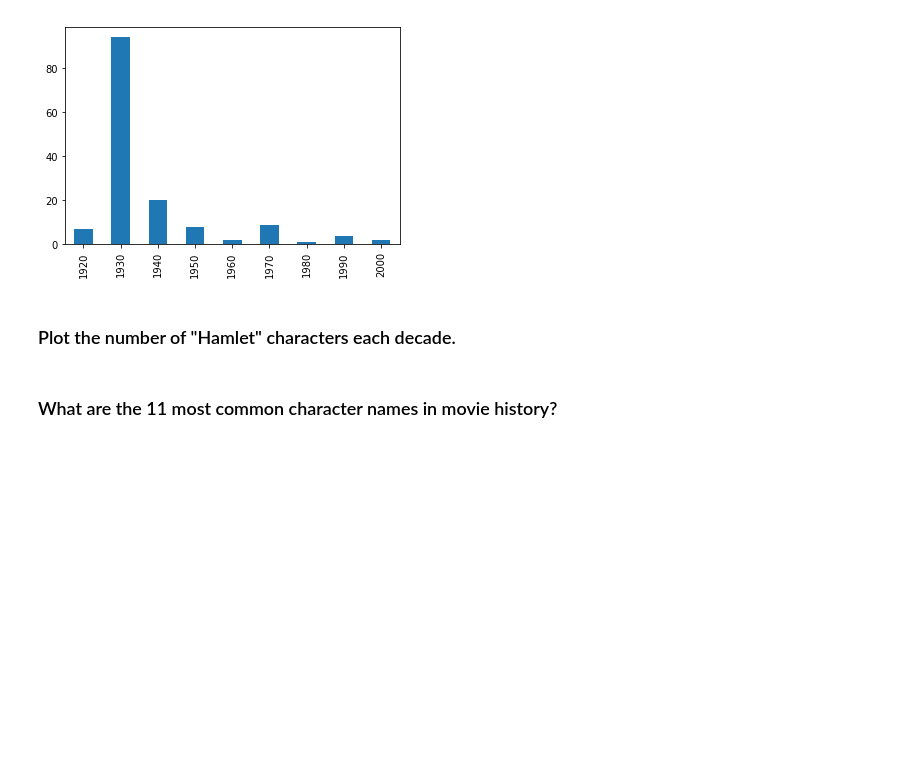
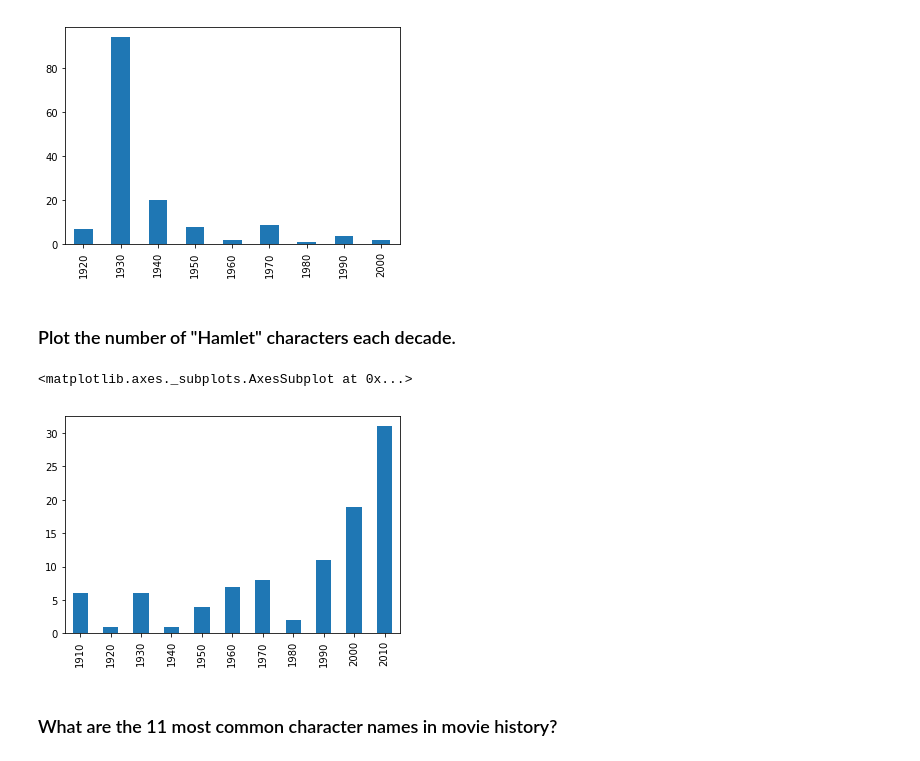
Before and after one commit to tansudasli/analytics-sandbox, a Jupyter notebook: pandas/Exercises-2.ipynb, the cells around one changed output. Saved outputs shown, nothing was run; the diff lists cells and outputs as text; code cells hidden in the pictures; blank space fills up the shorter version.

Commit message:
queries, frequency and plot

```diff
--- a/pandas/Exercises-2.ipynb
+++ b/pandas/Exercises-2.ipynb
@@ -188,5 +188,12 @@ freq_rustler_by_decade.sort_index().plot(kind='bar')
 [figure]
 # %% [markdown]
 ### Plot the number of "Hamlet" characters each decade.
+# %%
+hamlet_by_decade = cast[cast.character == 'Hamlet']
+
+hamlet_by_decade.decades.value_counts().sort_index().plot(kind='bar')
+# %% [output]
+<matplotlib.axes._subplots.AxesSubplot at 0x...>
+[figure, added]
 # %% [markdown]
 ### What are the 11 most common character names in movie history?
```
Also changed, not shown: parts of 13 cells of this notebook.
